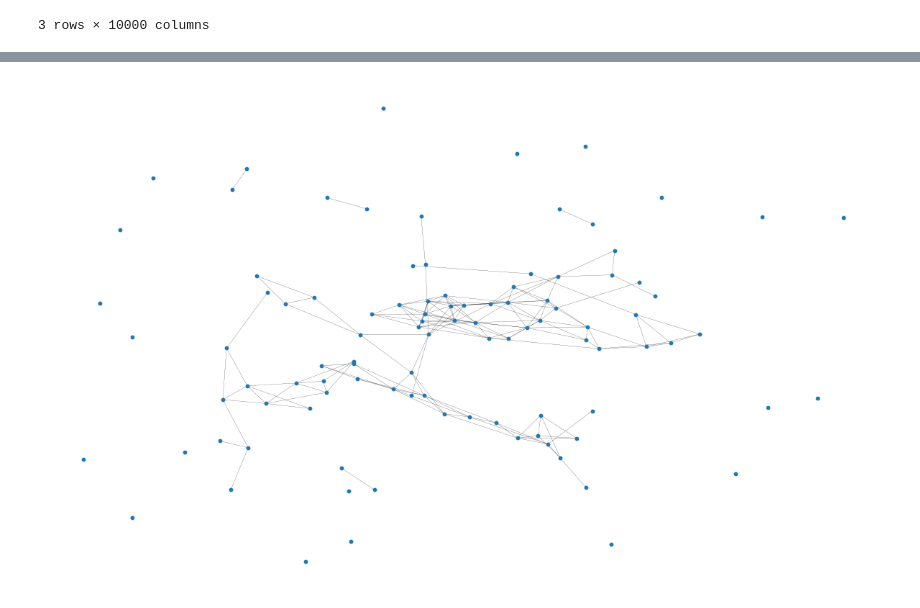
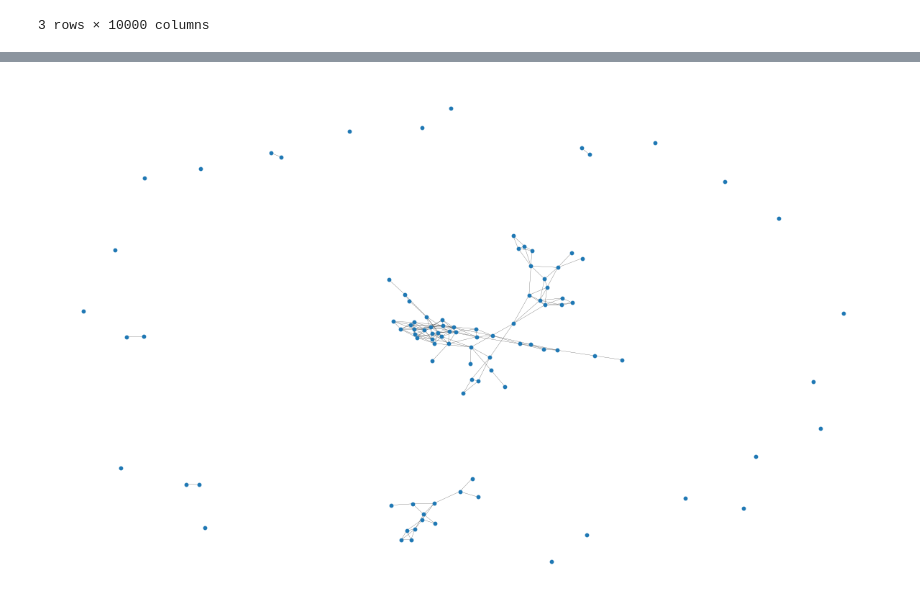
Before and after one commit to Emma-html/projet_reseaux_IA, a Jupyter notebook: analyse.ipynb, the cells around one changed output, grey strips where cells are left out. Cells and saved outputs as stored; diff of their text form; code cells hidden in the pictures.

```diff
--- a/analyse.ipynb
+++ b/analyse.ipynb
@@ -53,7 +66,7 @@ nx.draw_networkx(graph, pos=nx.random_layout(graph), ax=ax, **plot_options)
 # %%
-pos = nx.spring_layout(graph, iterations=15, seed=1721)
+pos = nx.spring_layout(graph)
 fig, ax = plt.subplots(figsize=(15, 9))
 ax.axis("off")
 nx.draw_networkx(graph, pos=pos, ax=ax, **plot_options)
 # %% [output]
-[figure, old version]
+[figure, new version]
```
Also changed, not shown: parts of 3 cells of this notebook.
